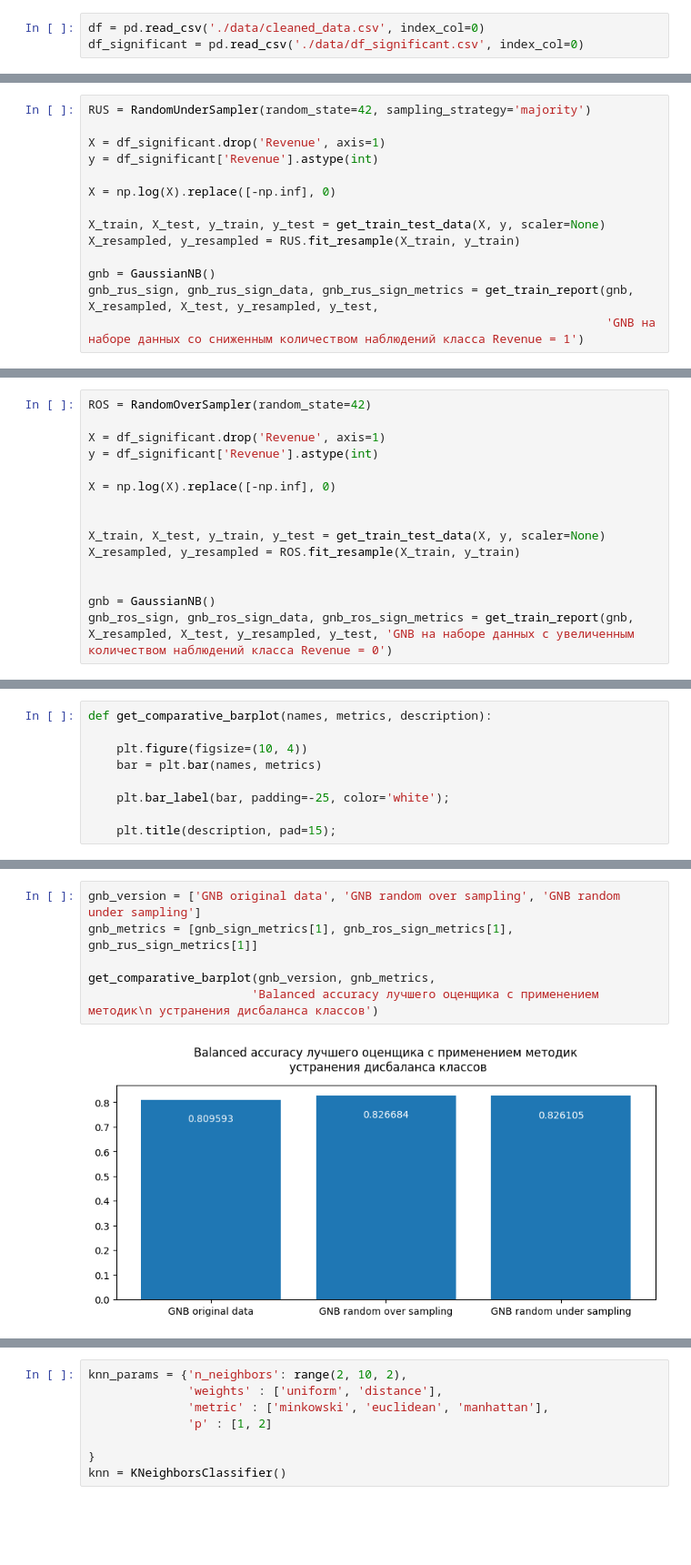
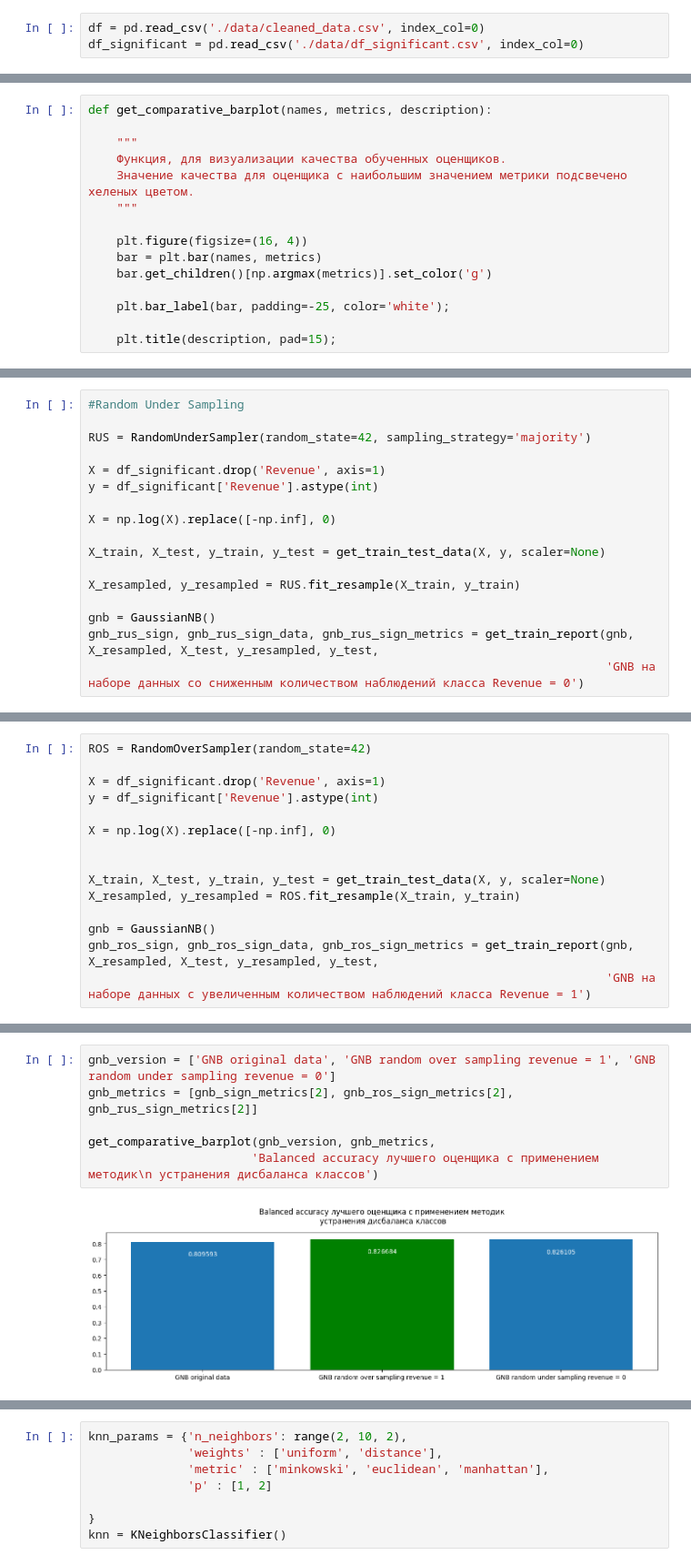
Before and after one commit to SadSabrina/aiedu_final, a Jupyter notebook: Model_learning.ipynb, the cells around one changed output, grey strips where cells are left out. Shown at 91% size. Cells and saved outputs as stored; diff of their text form; blank space fills up the shorter version.

```diff
--- a/Model_learning.ipynb
+++ b/Model_learning.ipynb
@@ -90,0 +138,15 @@ def get_train_report(model, X_train, X_test, y_train, y_test, description):
+# %%
+def get_comparative_barplot(names, metrics, description):
+
+    """
+    Функция, для визуализации качества обученных оценщиков.
+    Значение качества для оценщика с наибольшим значением метрики подсвечено хеленых цветом.
+    """
+
+    plt.figure(figsize=(16, 4))
+    bar = plt.bar(names, metrics)
+    bar.get_children()[np.argmax(metrics)].set_color('g')
+
+    plt.bar_label(bar, padding=-25, color='white');
+
+    plt.title(description, pad=15);
@@ -252,4 +364,6 @@ Imbalansing
 # %%
+#Random Under Sampling
+
 RUS = RandomUnderSampler(random_state=42, sampling_strategy='majority')
 
 X = df_significant.drop('Revenue', axis=1)
@@ -258,9 +372,10 @@ y = df_significant['Revenue'].astype(int)
 X = np.log(X).replace([-np.inf], 0)
 
 X_train, X_test, y_train, y_test = get_train_test_data(X, y, scaler=None)
+
 X_resampled, y_resampled = RUS.fit_resample(X_train, y_train)
 
 gnb = GaussianNB()
 gnb_rus_sign, gnb_rus_sign_data, gnb_rus_sign_metrics = get_train_report(gnb, X_resampled, X_test, y_resampled, y_test,
-                                                                         'GNB на наборе данных cо сниженным количеством наблюдений класса Revenue = 1')
+                                                                         'GNB на наборе данных cо сниженным количеством наблюдений класса Revenue = 0')
 # %% [output]
@@ -288,7 +419,7 @@ X = np.log(X).replace([-np.inf], 0)
 X_train, X_test, y_train, y_test = get_train_test_data(X, y, scaler=None)
 X_resampled, y_resampled = ROS.fit_resample(X_train, y_train)
 
-
 gnb = GaussianNB()
-gnb_ros_sign, gnb_ros_sign_data, gnb_ros_sign_metrics = get_train_report(gnb, X_resampled, X_test, y_resampled, y_test, 'GNB на наборе данных c увеличенным количеством наблюдений класса Revenue = 0')
+gnb_ros_sign, gnb_ros_sign_data, gnb_ros_sign_metrics = get_train_report(gnb, X_resampled, X_test, y_resampled, y_test,
+                                                                         'GNB на наборе данных c увеличенным количеством наблюдений класса Revenue = 1')
 # %% [output]
@@ -307,9 +437,0 @@ Balanced Accuracy: 0.8266835689722862
-# %%
-def get_comparative_barplot(names, metrics, description):
-
-    plt.figure(figsize=(10, 4))
-    bar = plt.bar(names, metrics)
-
-    plt.bar_label(bar, padding=-25, color='white');
-
-    plt.title(description, pad=15);
@@ -316,8 +443,8 @@ def get_comparative_barplot(names, metrics, description):
 # %%
-gnb_version = ['GNB original data', 'GNB random over sampling', 'GNB random under sampling']
-gnb_metrics = [gnb_sign_metrics[1], gnb_ros_sign_metrics[1], gnb_rus_sign_metrics[1]]
+gnb_version = ['GNB original data', 'GNB random over sampling revenue = 1', 'GNB random under sampling revenue = 0']
+gnb_metrics = [gnb_sign_metrics[2], gnb_ros_sign_metrics[2], gnb_rus_sign_metrics[2]]
 
 get_comparative_barplot(gnb_version, gnb_metrics,
                        'Balanced accuracy лучшего оценщика с применением методик\n устранения дисбаланса классов')
 # %% [output]
-[figure, old version]
+[figure, new version]
```
Also changed, not shown: parts of 55 cells of this notebook.
